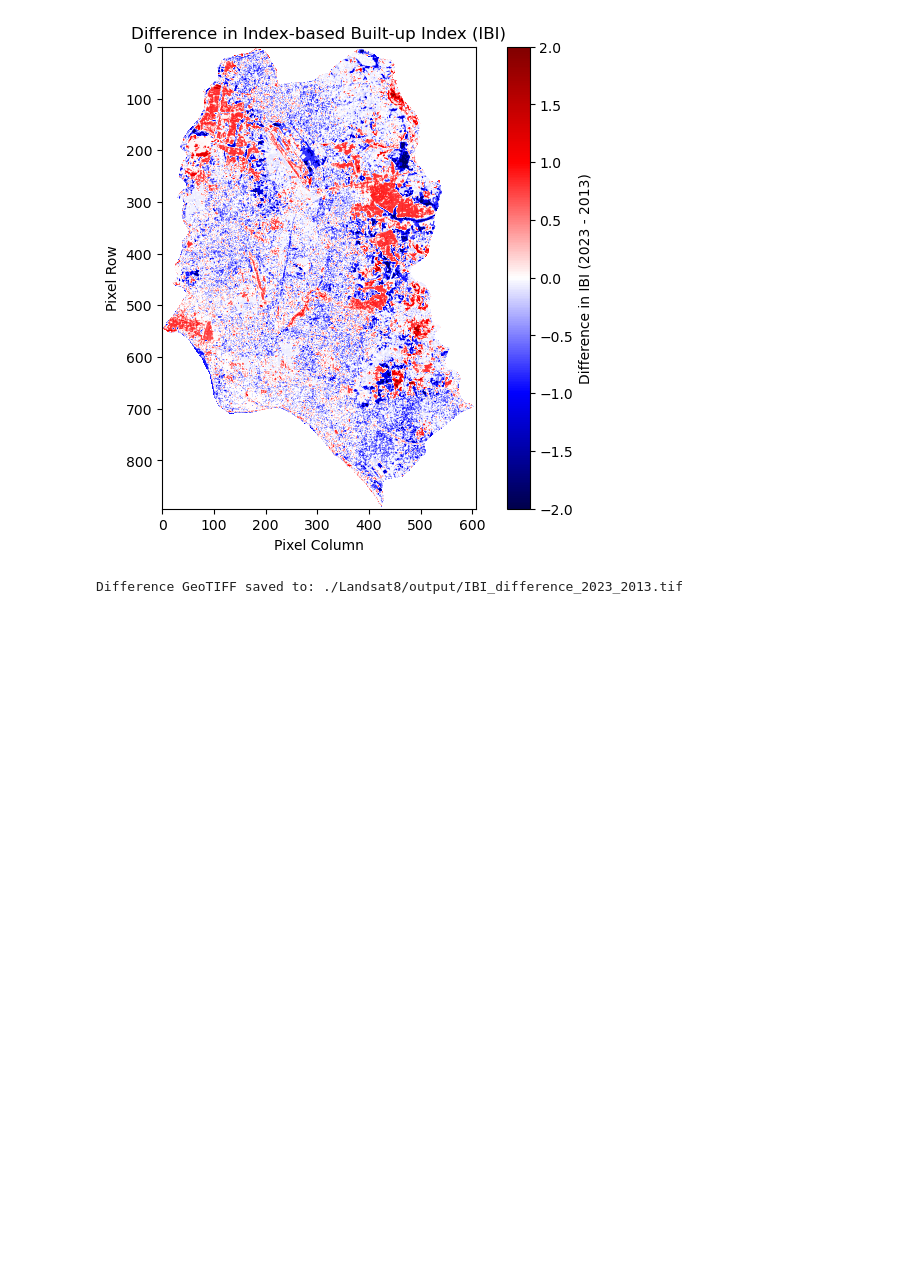
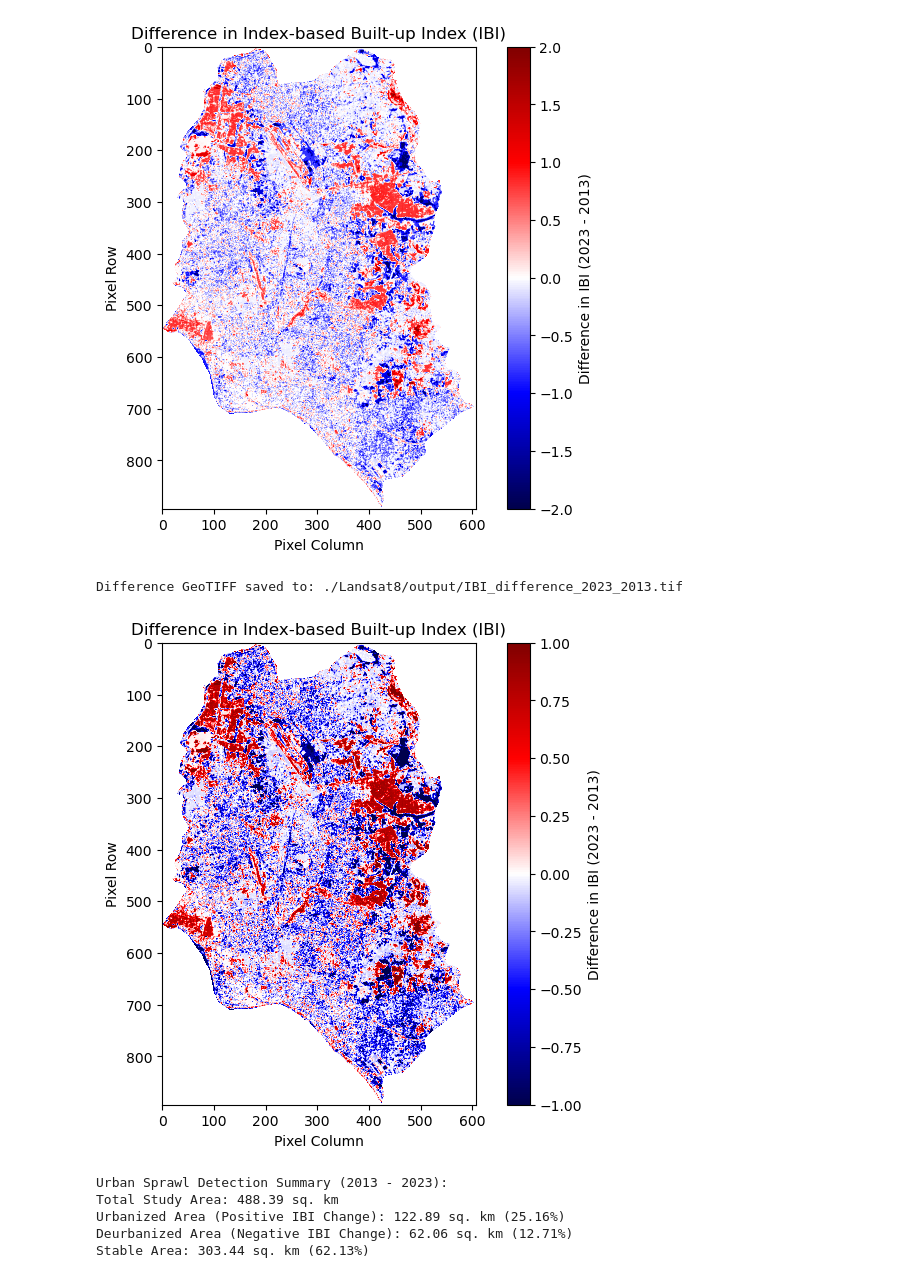
Before and after one commit to Nadim-Mahmud/Urban-Sprawl-Detection, a Jupyter notebook: result_generation.ipynb, the cells around one changed output. Cells and saved outputs as stored; diff of their text form; code cells hidden in the pictures; blank space fills up the shorter version.

```diff
--- a/result_generation.ipynb
+++ b/result_generation.ipynb
@@ -70,0 +128,24 @@ Difference GeoTIFF saved to: ./Landsat8/output/IBI_difference_2023_2013.tif
+# %%
+# Parameters
+# Landsat resolution (30m x 30m)
+pixel_size = 30
+
+ # Area of one pixel in square meters
+pixel_area = pixel_size ** 2
+
+# Paths to the IBI GeoTIFF files
+ibi_2013_path = "./Landsat8/output/2013/IBI_2013.tif"
+ibi_2023_path = "./Landsat8/output/2023/IBI_2023.tif"
+
+# Output path for the difference GeoTIFF
+output_difference_path = "./Landsat8/output/IBI_difference_2023_2013.tif"
+
+# Run the analysis
+summarize_urban_sprawl(ibi_2013_path, ibi_2023_path, pixel_area, output_difference_path)
+# %% [output]
+[figure, added]
+Urban Sprawl Detection Summary (2013 - 2023):
+Total Study Area: 488.39 sq. km
+Urbanized Area (Positive IBI Change): 122.89 sq. km (25.16%)
+Deurbanized Area (Negative IBI Change): 62.06 sq. km (12.71%)
+Stable Area: 303.44 sq. km (62.13%)
```
Also changed, not shown: parts of 1 cell of this notebook, 8 other files.
